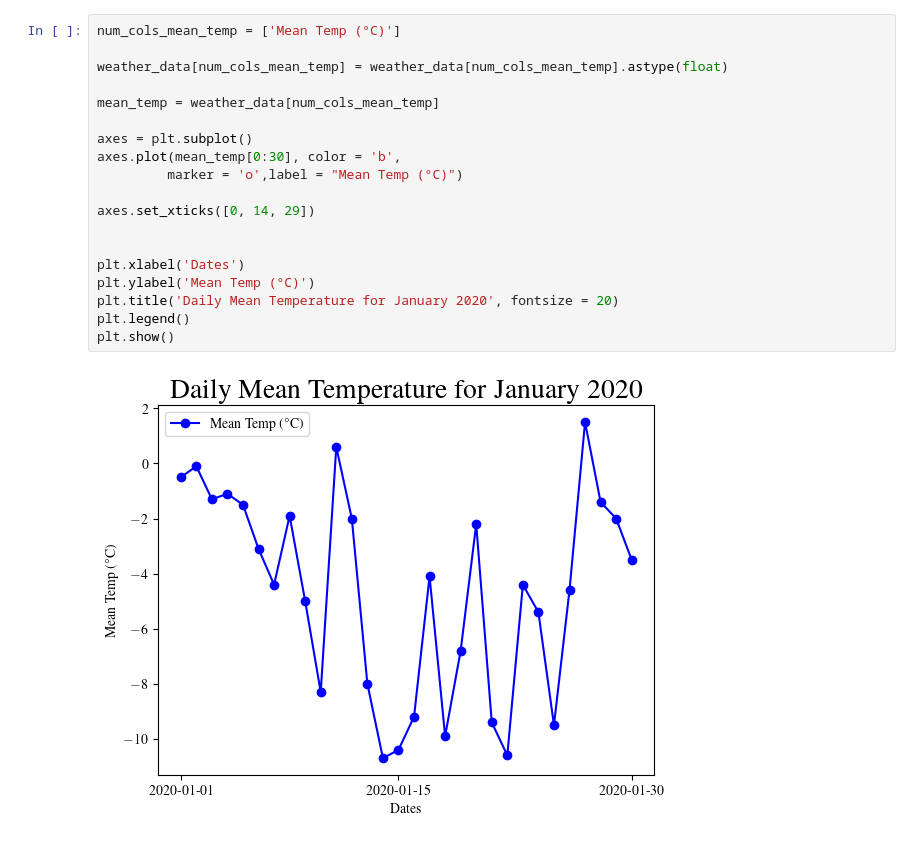
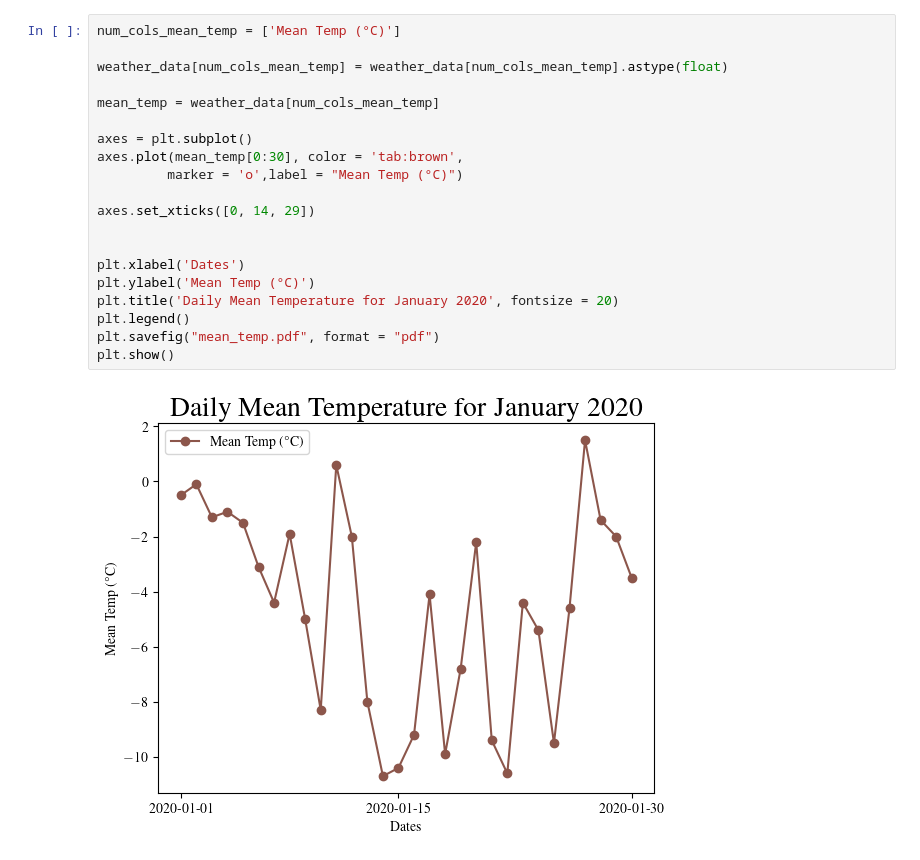
Before and after one commit to dcameronmckenna/CMSC6950-Project, a Jupyter notebook: project_graphs.ipynb, the cells around one changed output. Cells and saved outputs as stored; diff of their text form.

```diff
--- a/project_graphs.ipynb
+++ b/project_graphs.ipynb
@@ -30,24 +31,25 @@ plt.show()
 # %%
 num_cols_mean_temp = ['Mean Temp (°C)']
 
 weather_data[num_cols_mean_temp] = weather_data[num_cols_mean_temp].astype(float)
 
 mean_temp = weather_data[num_cols_mean_temp]
 
 axes = plt.subplot()
-axes.plot(mean_temp[0:30], color = 'b',
+axes.plot(mean_temp[0:30], color = 'tab:brown',
          marker = 'o',label = "Mean Temp (°C)")
 
 axes.set_xticks([0, 14, 29])
 
 
 plt.xlabel('Dates')
 plt.ylabel('Mean Temp (°C)')
 plt.title('Daily Mean Temperature for January 2020', fontsize = 20)
 plt.legend()
+plt.savefig("mean_temp.pdf", format = "pdf")
 plt.show()
 # %% [output]
-[figure, old version]
+[figure, new version]
 # %%
 num_cols_max_temp = ['Max Temp (°C)']
 num_cols_min_temp = ['Min Temp (°C)']
```
Also changed, not shown: parts of 5 cells of this notebook, 6 other files.
